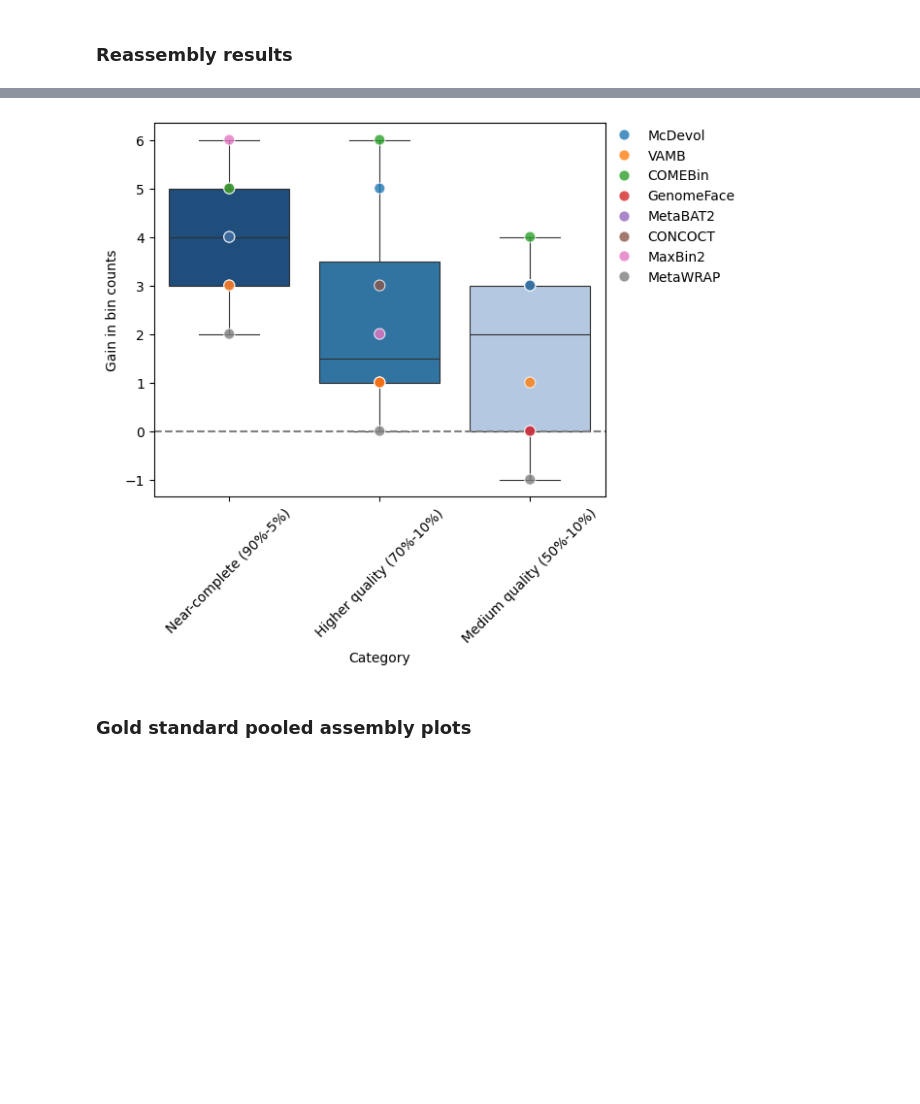
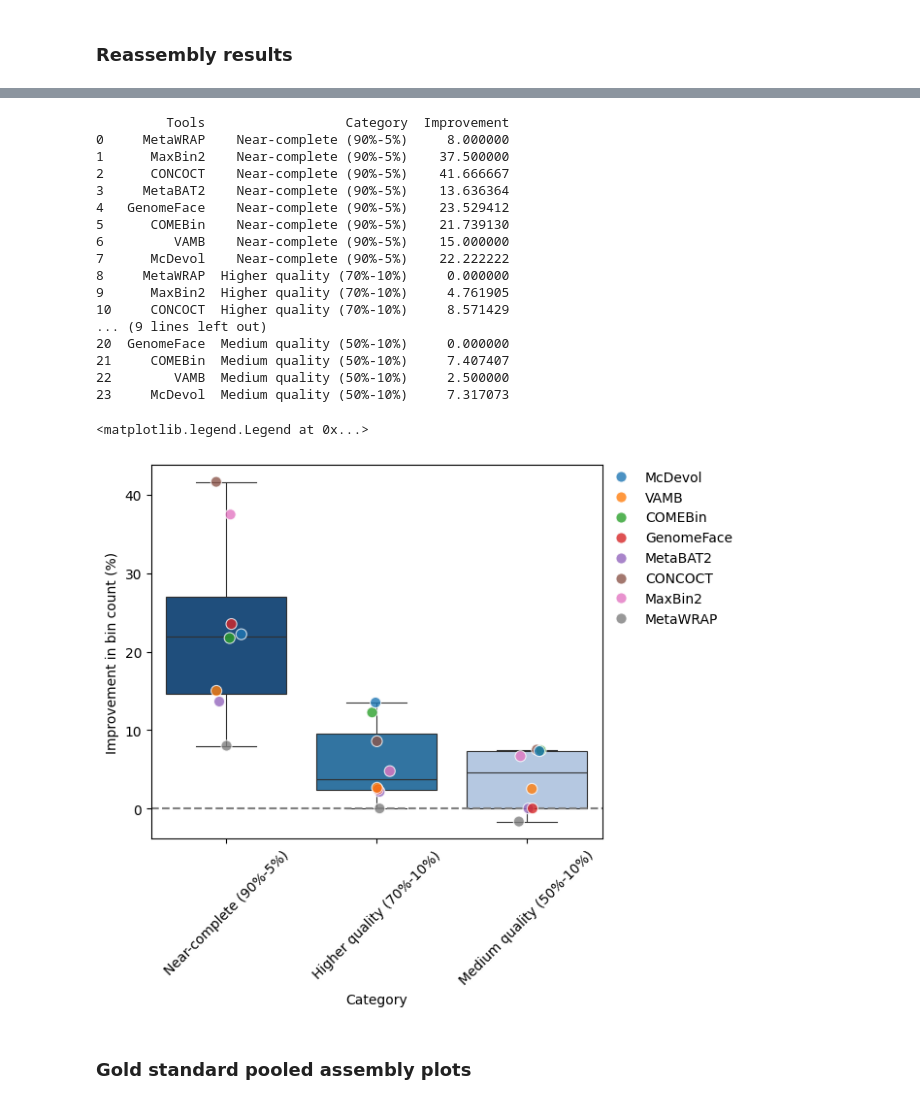
Before and after one commit to soedinglab/binning_benchmarking, a Jupyter notebook: plots.ipynb, the cells around one changed output, grey strips where cells are left out. Cells and saved outputs as stored; diff of their text form; code cells hidden in the pictures; blank space fills up the shorter version.

```diff
--- a/plots.ipynb
+++ b/plots.ipynb
@@ -110,25 +152,46 @@ plt.savefig('plots/reassembly_gain_strain.png', dpi=600, format='png', bbox_inch
 # %%
 pl_pooled = mags_counts[mags_counts['Dataset'] == 'plant pooled'].set_index('Tools')
 pl_reassembly = mags_counts[mags_counts['Dataset'] == 'plant reassembly'].set_index('Tools')
 
 pl_diff = pl_reassembly[['Near-complete (90%-5%)', 'Higher quality (70%-10%)', 'Medium quality (50%-10%)']] - \
           pl_pooled[['Near-complete (90%-5%)', 'Higher quality (70%-10%)', 'Medium quality (50%-10%)']]
 
-pl_diff = pl_diff.reset_index().melt(id_vars='Tools', var_name='Category', value_name='Difference')
+pl_percent_improvement = (pl_diff / pl_pooled[['Near-complete (90%-5%)', 'Higher quality (70%-10%)', 'Medium quality (50%-10%)']]) * 100
+pl_percent_improvement = pl_percent_improvement.reset_index().melt(id_vars='Tools', var_name='Category', value_name='Improvement')
+print(pl_percent_improvement)
+# pl_diff = pl_diff.reset_index().melt(id_vars='Tools', var_name='Category', value_name='Difference')
 
 # Set up the plot
 plt.figure(figsize=(6, 5))
-sns.boxplot(data=pl_diff, x='Category', y='Difference', hue = 'Category',  palette=['#104e8b', '#1f77b4', '#aec7e8'], showfliers=False, linewidth=0.8)
-sns.stripplot(data=pl_diff, x='Category', y='Difference', hue = 'Tools', hue_order=tools_order, edgecolor='white', linewidth=0.8, size=8, jitter=False, dodge=False, alpha=0.8)
+sns.boxplot(data=pl_percent_improvement, x='Category', y='Improvement', hue = 'Category',  palette=['#104e8b', '#1f77b4', '#aec7e8'], showfliers=False, linewidth=0.8)
+sns.stripplot(data=pl_percent_improvement, x='Category', y='Improvement', hue = 'Tools', hue_order=tools_order, edgecolor='white', linewidth=0.8, size=8, jitter=True, dodge=False, alpha=0.8)
 # Add labels and title
 plt.axhline(0, color='gray', linewidth=1.5, linestyle='--')
-plt.ylabel("Gain in bin counts")
+plt.ylabel("Improvement in bin count (%)")
 plt.xticks(rotation=45)
 plt.legend(bbox_to_anchor=(1.3, 1), loc='upper right', borderaxespad=0., frameon=False)
 
-plt.savefig('plots/reassembly_gain_plant.png', dpi=600, format='png', bbox_inches='tight')
+# plt.savefig('plots/reassembly_gain_plant.png', dpi=600, format='png', bbox_inches='tight')
 # %% [output]
+         Tools                  Category  Improvement
+0     MetaWRAP    Near-complete (90%-5%)     8.000000
+1      MaxBin2    Near-complete (90%-5%)    37.500000
+2      CONCOCT    Near-complete (90%-5%)    41.666667
+3     MetaBAT2    Near-complete (90%-5%)    13.636364
+4   GenomeFace    Near-complete (90%-5%)    23.529412
+5      COMEBin    Near-complete (90%-5%)    21.739130
+6         VAMB    Near-complete (90%-5%)    15.000000
+7      McDevol    Near-complete (90%-5%)    22.222222
+8     MetaWRAP  Higher quality (70%-10%)     0.000000
+9      MaxBin2  Higher quality (70%-10%)     4.761905
+10     CONCOCT  Higher quality (70%-10%)     8.571429
+... (9 lines left out)
+20  GenomeFace  Medium quality (50%-10%)     0.000000
+21     COMEBin  Medium quality (50%-10%)     7.407407
+22        VAMB  Medium quality (50%-10%)     2.500000
+23     McDevol  Medium quality (50%-10%)     7.317073
+<matplotlib.legend.Legend at 0x...>
-[figure, old version]
+[figure, new version]
 # %% [markdown]
 ### Gold standard pooled assembly plots
 # %%
```
Also changed, not shown: parts of 15 cells of this notebook.
